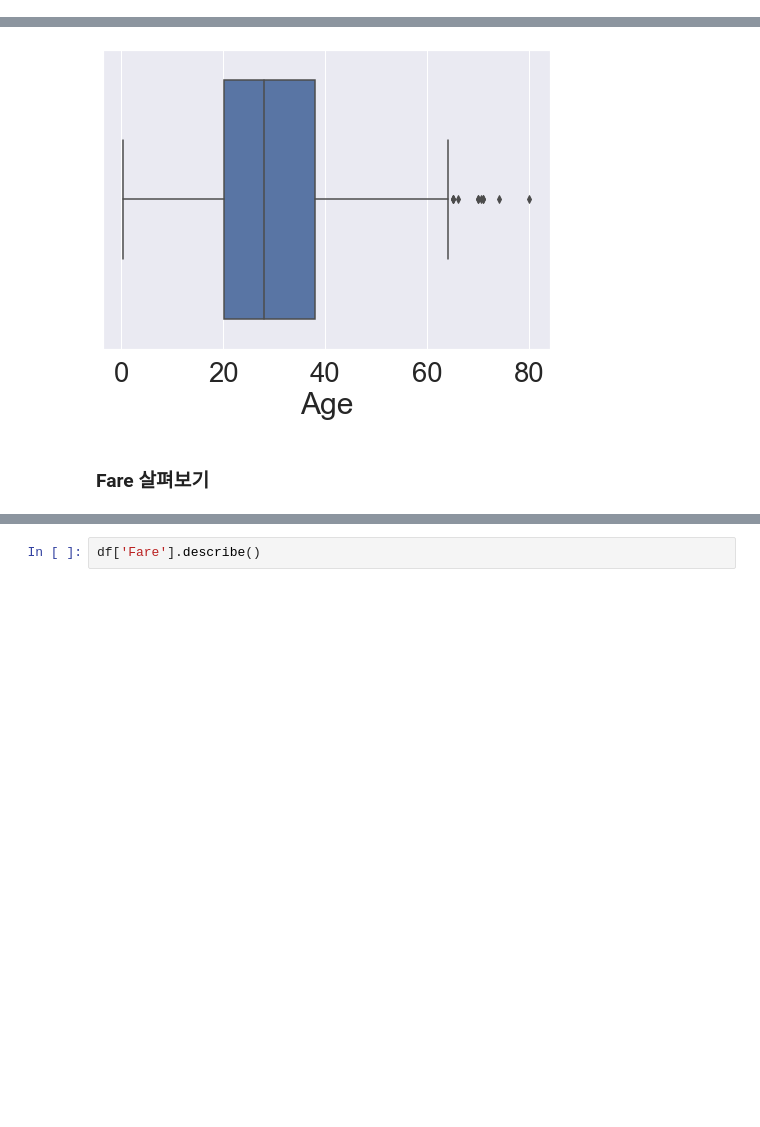
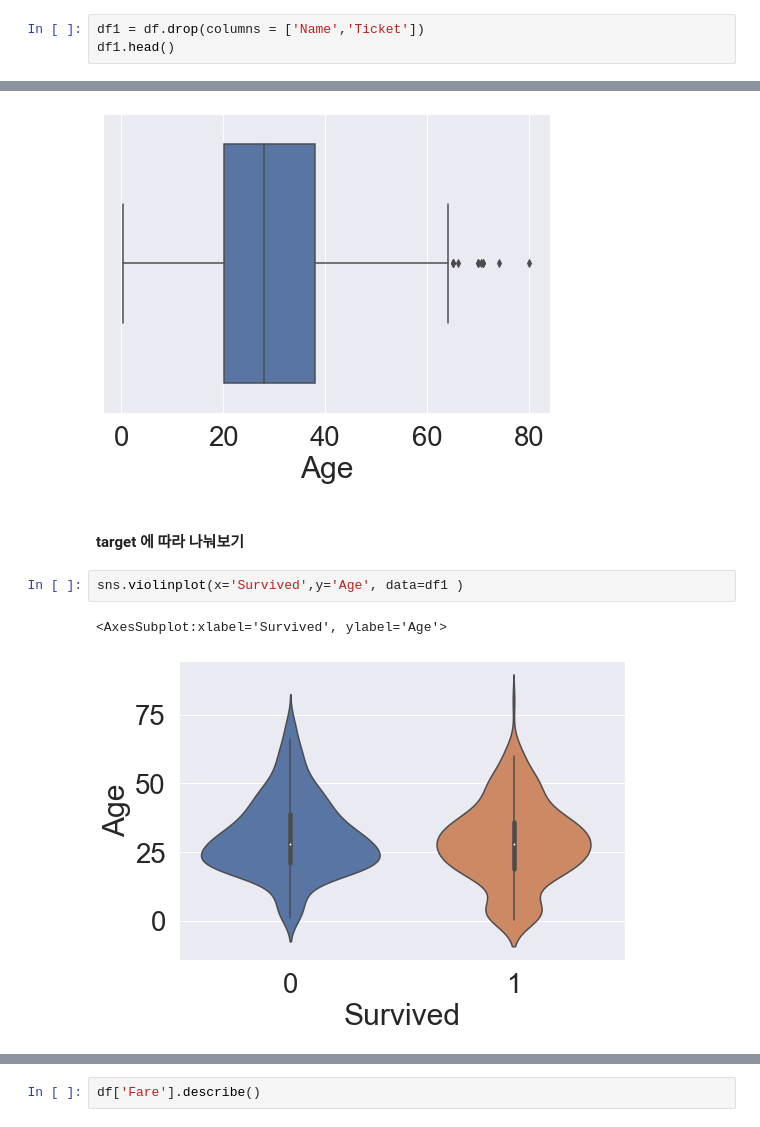
Before and after one commit to 21ckwj/Data-Analysis, a Jupyter notebook: Kaggle/Titanic/titanic_1.ipynb, the cells around one changed output, grey strips where cells are left out. Cells and saved outputs as stored; diff of their text form; blank space fills up the shorter version.

```diff
--- a/Kaggle/Titanic/titanic_1.ipynb
+++ b/Kaggle/Titanic/titanic_1.ipynb
@@ -80,0 +82,3 @@ msno.matrix(df)
+# %%
+df1 = df.drop(columns = ['Name','Ticket'])
+df1.head()
@@ -161,5 +194,10 @@ sns.boxplot(df['Age'].dropna())
 # %% [output]
 <AxesSubplot:xlabel='Age'>
 [figure]
-# %% [markdown]
-### Fare 살펴보기
+# %% [markdown]
+#### target 에 따라 나눠보기
+# %%
+sns.violinplot(x='Survived',y='Age', data=df1 )
+# %% [output]
+<AxesSubplot:xlabel='Survived', ylabel='Age'>
+[figure, added]
```
Also changed, not shown: parts of 24 cells of this notebook.
